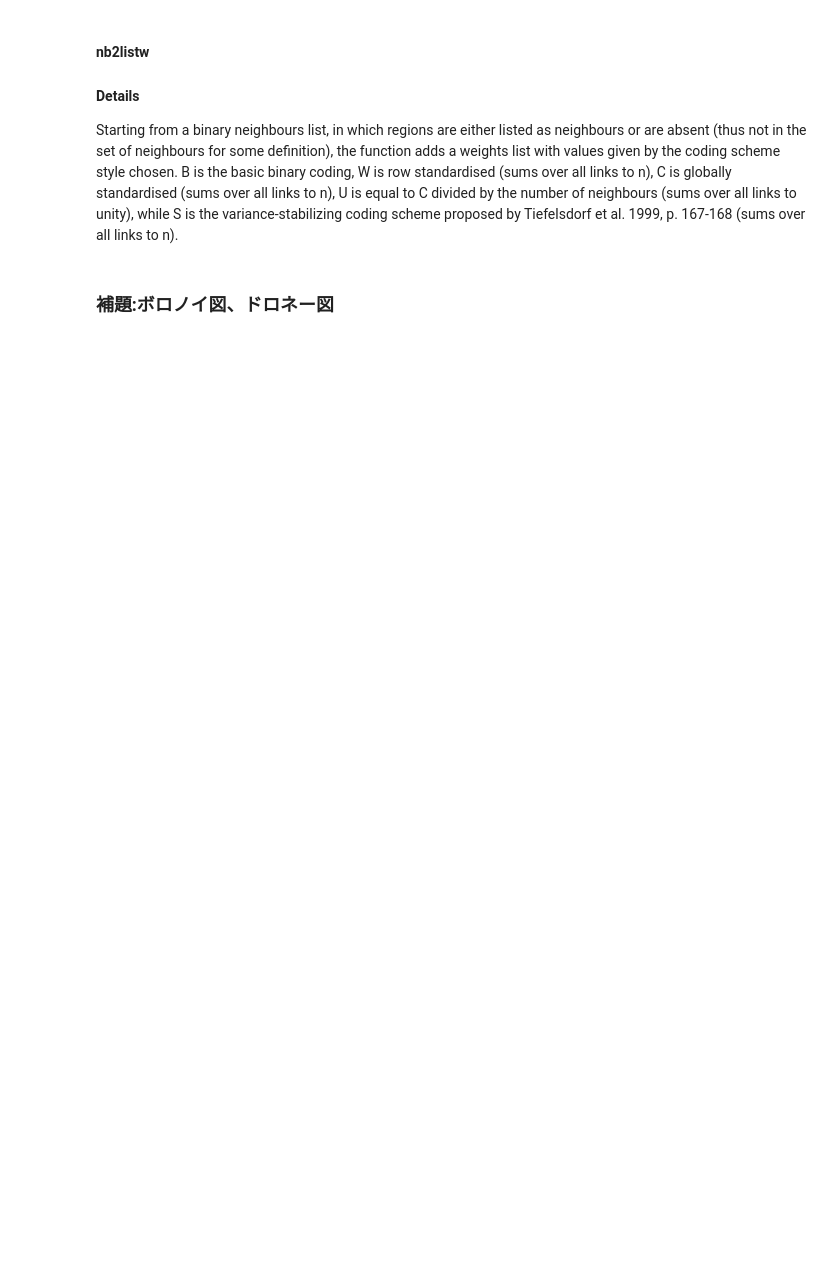
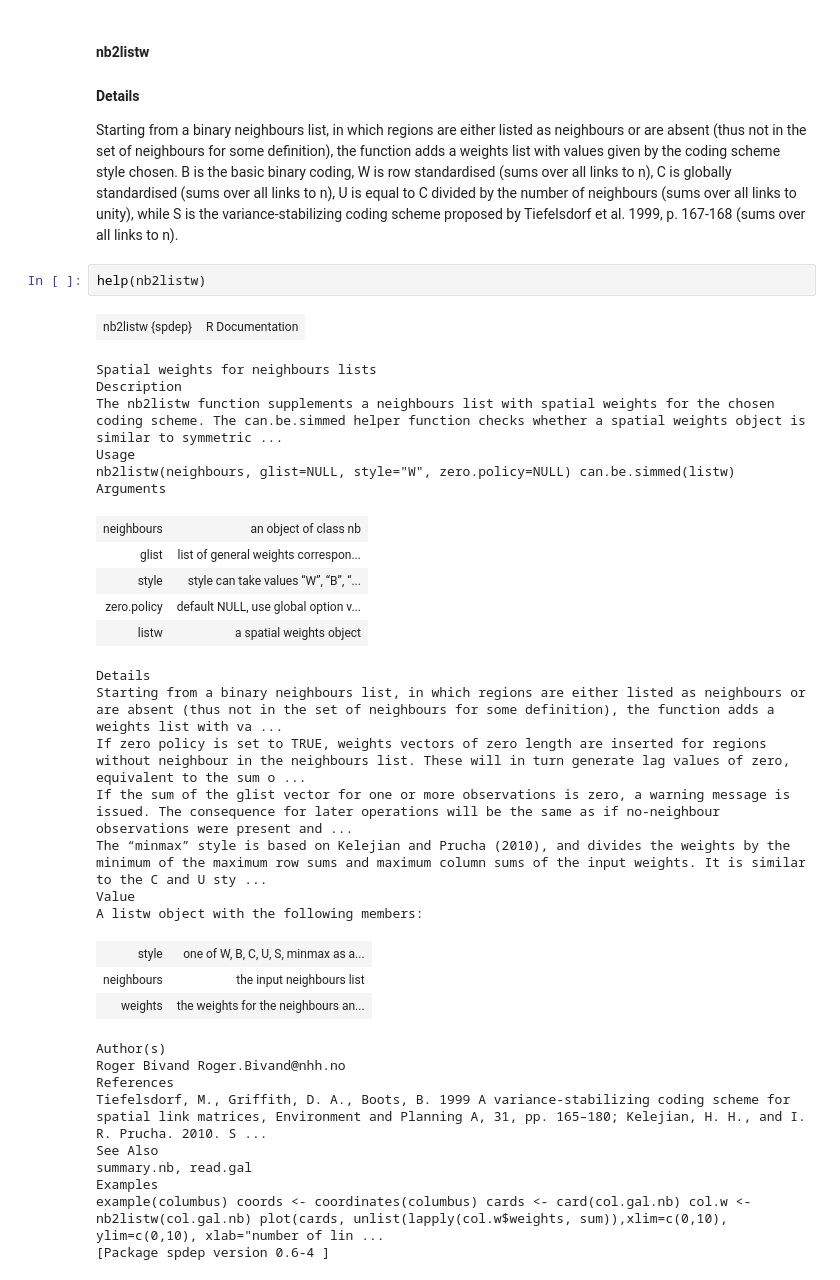
Before and after one commit to NlGG/SpatialStatistics, a Jupyter notebook: subzemi/1.ipynb, the cells around one changed output. Saved outputs shown, nothing was run; the diff lists cells and outputs as text; blank space fills up the shorter version.

Commit message:
no message

```diff
--- a/subzemi/1.ipynb
+++ b/subzemi/1.ipynb
@@ -195,5 +252,37 @@ moran.plot(s, nb2listw(nc.nb, style = "B"))
 #### nb2listw
 #### Details
 Starting from a binary neighbours list, in which regions are either listed as neighbours or are absent (thus not in the set of neighbours for some definition), the function adds a weights list with values given by the coding scheme style chosen. B is the basic binary coding, W is row standardised (sums over all links to n), C is globally standardised (sums over all links to n), U is equal to C divided by the number of neighbours (sums over all links to unity), while S is the variance-stabilizing coding scheme proposed by Tiefelsdorf et al. 1999, p. 167-168 (sums over all links to n).
-# %% [markdown]
-### 補題:ボロノイ図、ドロネー図
+# %%
+help(nb2listw)
+# %% [output]
+| nb2listw {spdep} | R Documentation |
+Spatial weights for neighbours lists
+Description
+The nb2listw function supplements a neighbours list with spatial weights for the chosen coding scheme. The can.be.simmed helper function checks whether a spatial weights object is similar to symmetric ...
+Usage
+nb2listw(neighbours, glist=NULL, style="W", zero.policy=NULL) can.be.simmed(listw)
+Arguments
+| neighbours | an object of class nb |
+| glist | list of general weights correspon... |
+| style | style can take values “W”, “B”, “... |
+| zero.policy | default NULL, use global option v... |
+| listw | a spatial weights object |
+Details
+Starting from a binary neighbours list, in which regions are either listed as neighbours or are absent (thus not in the set of neighbours for some definition), the function adds a weights list with va ...
+If zero policy is set to TRUE, weights vectors of zero length are inserted for regions without neighbour in the neighbours list. These will in turn generate lag values of zero, equivalent to the sum o ...
+If the sum of the glist vector for one or more observations is zero, a warning message is issued. The consequence for later operations will be the same as if no-neighbour observations were present and ...
+The “minmax” style is based on Kelejian and Prucha (2010), and divides the weights by the minimum of the maximum row sums and maximum column sums of the input weights. It is similar to the C and U sty ...
+Value
+A listw object with the following members:
+| style | one of W, B, C, U, S, minmax as a... |
+| neighbours | the input neighbours list |
+| weights | the weights for the neighbours an... |
+Author(s)
+Roger Bivand Roger.Bivand@nhh.no
+References
+Tiefelsdorf, M., Griffith, D. A., Boots, B. 1999 A variance-stabilizing coding scheme for spatial link matrices, Environment and Planning A, 31, pp. 165–180; Kelejian, H. H., and I. R. Prucha. 2010. S ...
+See Also
+summary.nb, read.gal
+Examples
+example(columbus) coords <- coordinates(columbus) cards <- card(col.gal.nb) col.w <- nb2listw(col.gal.nb) plot(cards, unlist(lapply(col.w$weights, sum)),xlim=c(0,10), ylim=c(0,10), xlab="number of lin ...
+[Package spdep version 0.6-4 ]
```
Also changed, not shown: parts of 12 cells of this notebook.
